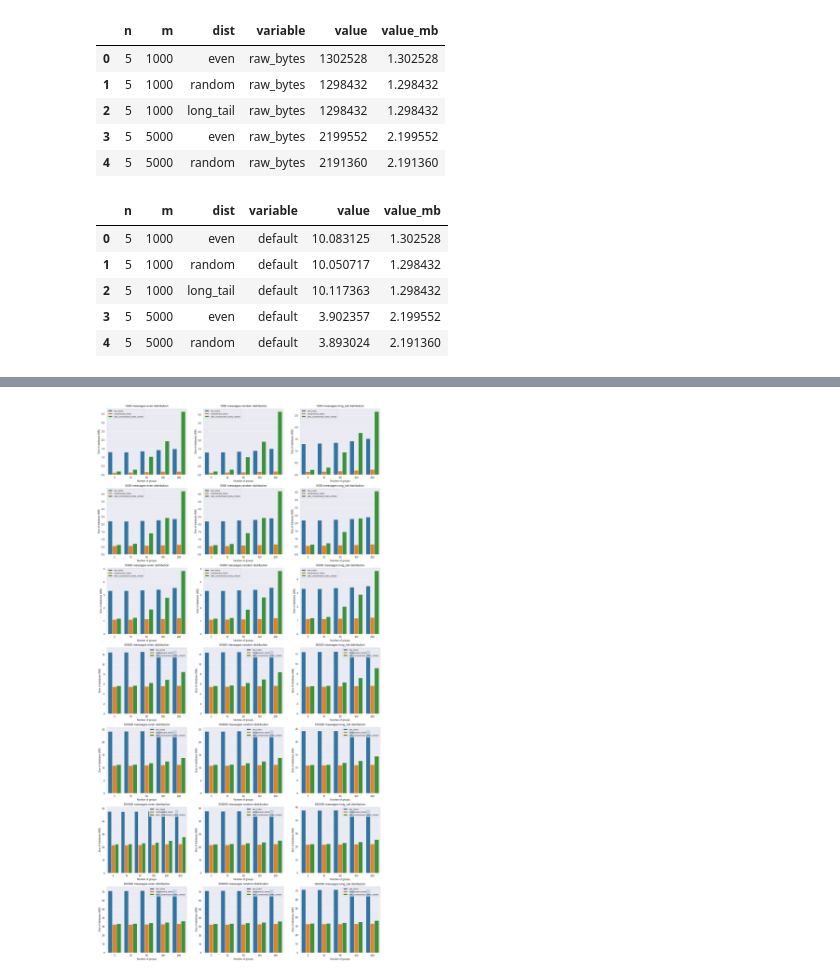
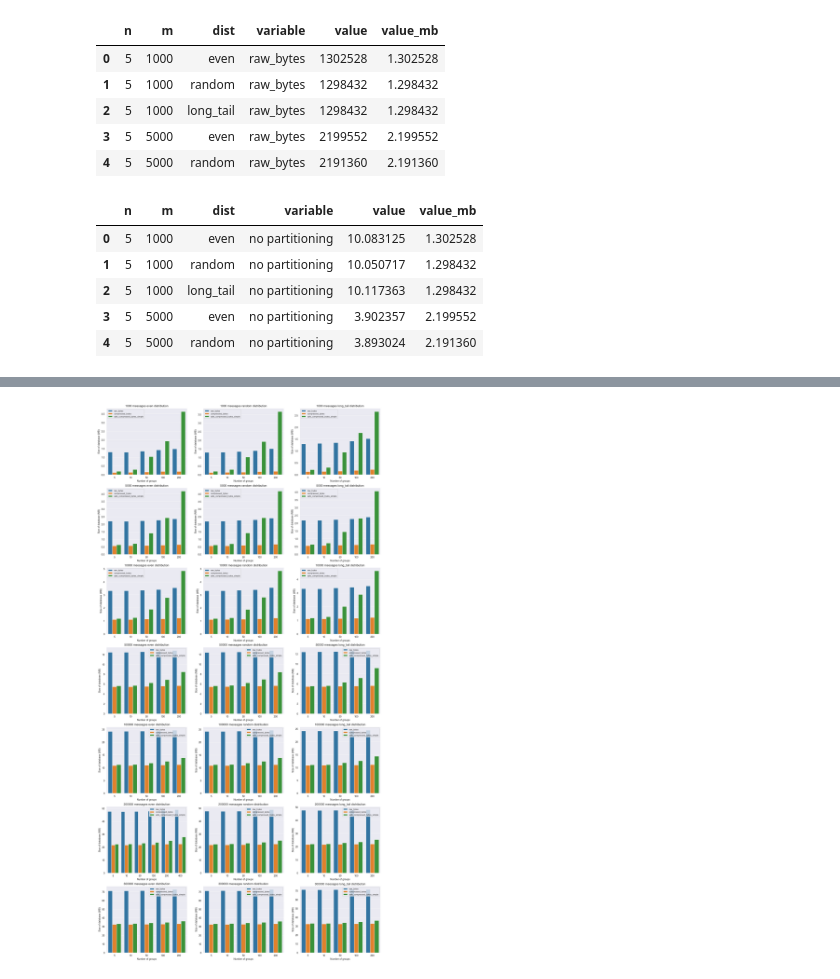
Before and after one commit to AFdrolf/secure-compression-framework-lib, a Jupyter notebook: evaluation/stats/plot_whatsapp_eval.ipynb, the cells around one changed output, grey strips where cells are left out. Saved outputs shown, nothing was run; the diff lists cells and outputs as text; code cells hidden in the pictures.

```diff
--- a/evaluation/stats/plot_whatsapp_eval.ipynb
+++ b/evaluation/stats/plot_whatsapp_eval.ipynb
@@ -32,16 +32,16 @@ mdata.head()
 | 3 | 5 | 5000 | even | raw_bytes | 2199552 | 2.199552 |
 | 4 | 5 | 5000 | random | raw_bytes | 2191360 | 2.191360 |
 # %%
-ndata = data.rename(columns={"compression_ratio": "default", "advanced_safe_compression_ratio": "physical", "simple_safe_compression_ratio": "logical"}).melt(id_vars=["n", "m", "dist"], value_vars=["default", "logical"])
+ndata = data.rename(columns={"compression_ratio": "no partitioning", "advanced_safe_compression_ratio": "physical", "simple_safe_compression_ratio": "logical"}).melt(id_vars=["n", "m", "dist"], value_vars=["no partitioning", "logical"])
 ndata["value_mb"] = mdata.value/1000000
 ndata.head()
 # %% [output]
 |  | n | m | dist | variable | value | value_mb |
-| 0 | 5 | 1000 | even | default | 10.083125 | 1.302528 |
-| 1 | 5 | 1000 | random | default | 10.050717 | 1.298432 |
-| 2 | 5 | 1000 | long_tail | default | 10.117363 | 1.298432 |
-| 3 | 5 | 5000 | even | default | 3.902357 | 2.199552 |
-| 4 | 5 | 5000 | random | default | 3.893024 | 2.191360 |
+| 0 | 5 | 1000 | even | no partitioning | 10.083125 | 1.302528 |
+| 1 | 5 | 1000 | random | no partitioning | 10.050717 | 1.298432 |
+| 2 | 5 | 1000 | long_tail | no partitioning | 10.117363 | 1.298432 |
+| 3 | 5 | 5000 | even | no partitioning | 3.902357 | 2.199552 |
+| 4 | 5 | 5000 | random | no partitioning | 3.893024 | 2.191360 |
 # %%
 ndata[(ndata.dist == "even") & (ndata.n == n)]
 # %% [output]
```
Also changed, not shown: parts of 3 cells of this notebook, 5 other files.
